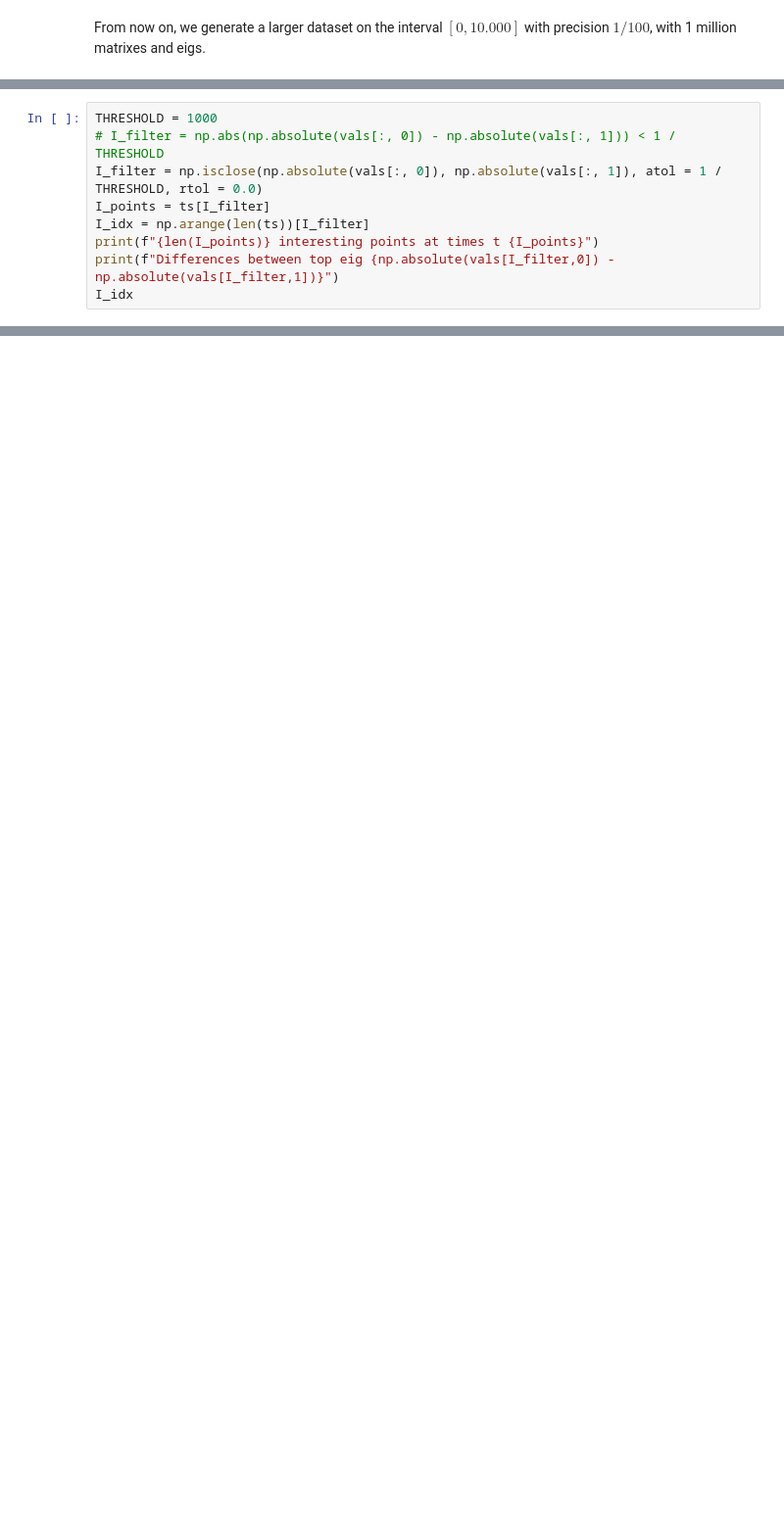
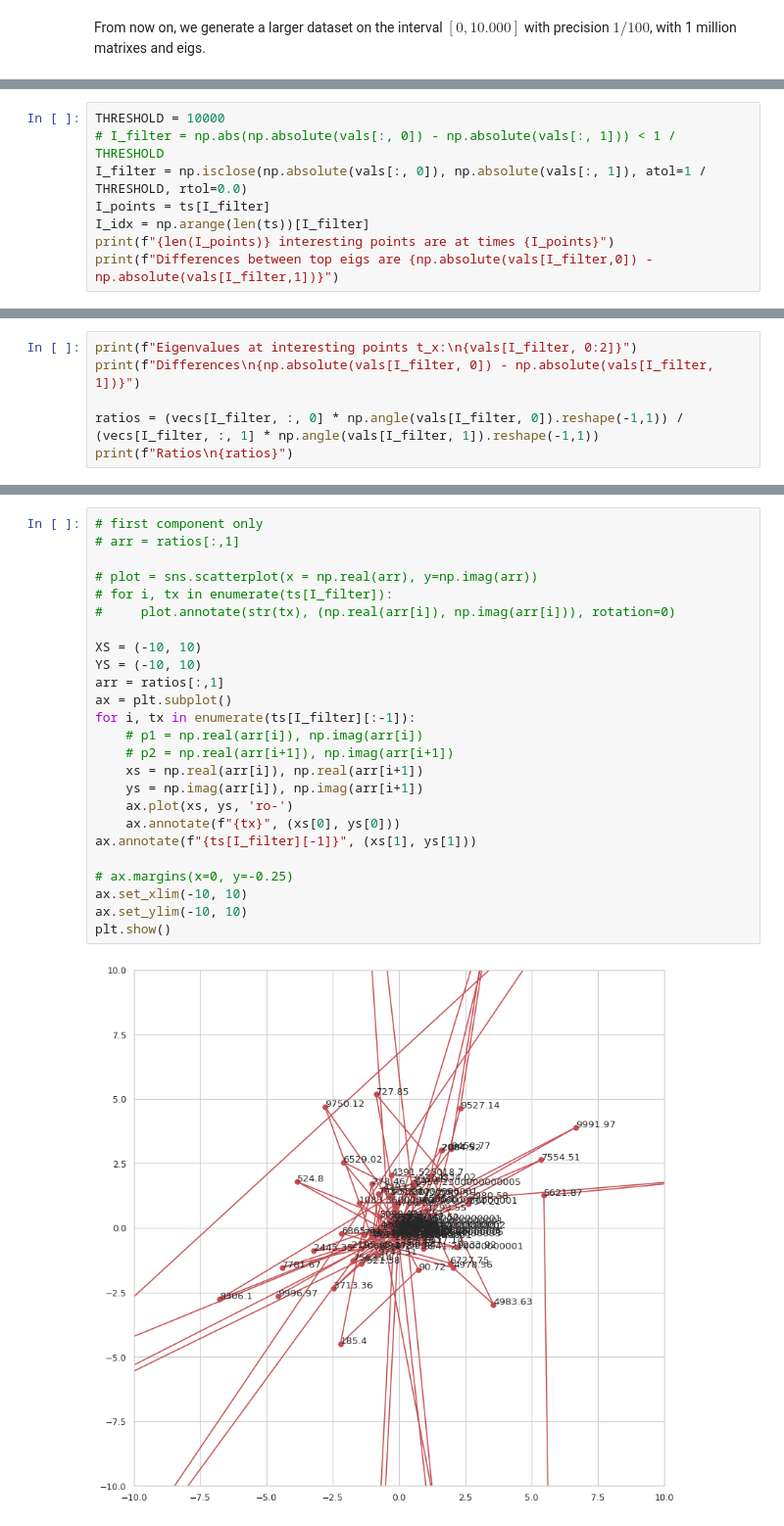
Before and after one commit to romulusFR/unc-misc-isea, a Jupyter notebook: maths/eig_of_matrices.ipynb, the cells around one changed output, grey strips where cells are left out. Shown: that part at 98% size. Drawn from its saved outputs; the diff is of its cells as text; blank space fills up the shorter version.

```diff
--- a/maths/eig_of_matrices.ipynb
+++ b/maths/eig_of_matrices.ipynb
@@ -163,10 +161,9 @@ We are interested into the subset of $I$ of  _interesting points_ such that $\la
 # %%
-THRESHOLD = 1000
+THRESHOLD = 10000
 # I_filter = np.abs(np.absolute(vals[:, 0]) - np.absolute(vals[:, 1])) < 1 / THRESHOLD
-I_filter = np.isclose(np.absolute(vals[:, 0]), np.absolute(vals[:, 1]), atol = 1 / THRESHOLD, rtol = 0.0)
+I_filter = np.isclose(np.absolute(vals[:, 0]), np.absolute(vals[:, 1]), atol=1 / THRESHOLD, rtol=0.0)
 I_points = ts[I_filter]
 I_idx = np.arange(len(ts))[I_filter]
-print(f"{len(I_points)} interesting points at times t {I_points}")
-print(f"Differences between top eig {np.absolute(vals[I_filter,0]) - np.absolute(vals[I_filter,1])}")
-I_idx
+print(f"{len(I_points)} interesting points are at times {I_points}")
+print(f"Differences between top eigs are {np.absolute(vals[I_filter,0]) - np.absolute(vals[I_filter,1])}")
 # %% [output]
@@ -210,0 +204,6 @@ for i,_ in enumerate(ti_vp1_approx_vp2):
+# %%
+print(f"Eigenvalues at interesting points t_x:\n{vals[I_filter, 0:2]}")
+print(f"Differences\n{np.absolute(vals[I_filter, 0]) - np.absolute(vals[I_filter, 1])}")
+
+ratios = (vecs[I_filter, :, 0] * np.angle(vals[I_filter, 0]).reshape(-1,1)) / (vecs[I_filter, :, 1] * np.angle(vals[I_filter, 1]).reshape(-1,1))
+print(f"Ratios\n{ratios}")
@@ -210,0 +230,27 @@ for i,_ in enumerate(ti_vp1_approx_vp2):
+# %%
+# first component only
+# arr = ratios[:,1]
+
+# plot = sns.scatterplot(x = np.real(arr), y=np.imag(arr))
+# for i, tx in enumerate(ts[I_filter]):
+#     plot.annotate(str(tx), (np.real(arr[i]), np.imag(arr[i])), rotation=0)
+
+XS = (-10, 10)
+YS = (-10, 10)
+arr = ratios[:,1]
+ax = plt.subplot()
+for i, tx in enumerate(ts[I_filter][:-1]):
+    # p1 = np.real(arr[i]), np.imag(arr[i])
+    # p2 = np.real(arr[i+1]), np.imag(arr[i+1])
+    xs = np.real(arr[i]), np.real(arr[i+1])
+    ys = np.imag(arr[i]), np.imag(arr[i+1])
+    ax.plot(xs, ys, 'ro-')
+    ax.annotate(f"{tx}", (xs[0], ys[0]))
+ax.annotate(f"{ts[I_filter][-1]}", (xs[1], ys[1]))
+
+# ax.margins(x=0, y=-0.25)
+ax.set_xlim(-10, 10)
+ax.set_ylim(-10, 10)
+plt.show()
+# %% [output]
+[figure, added]
```
Also changed, not shown: parts of 19 cells of this notebook.
